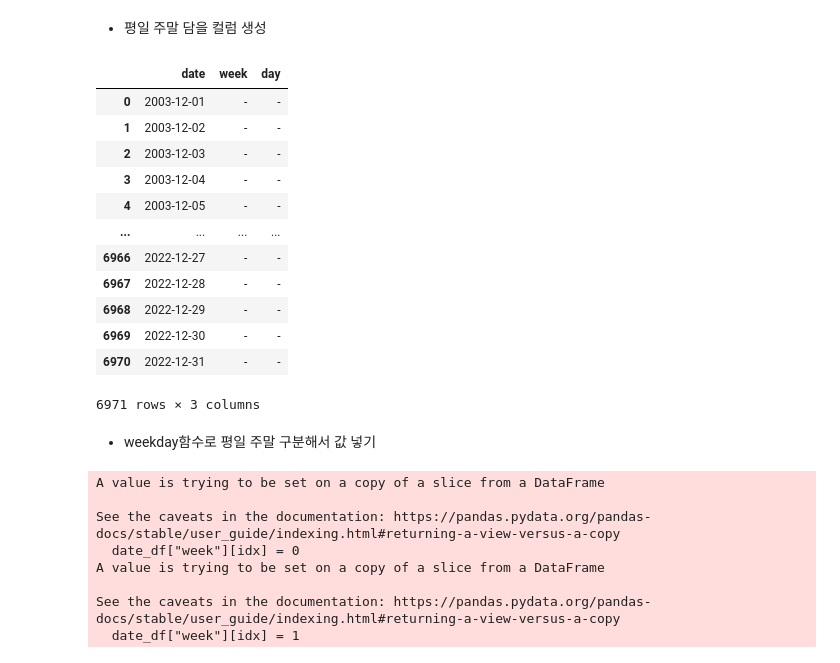
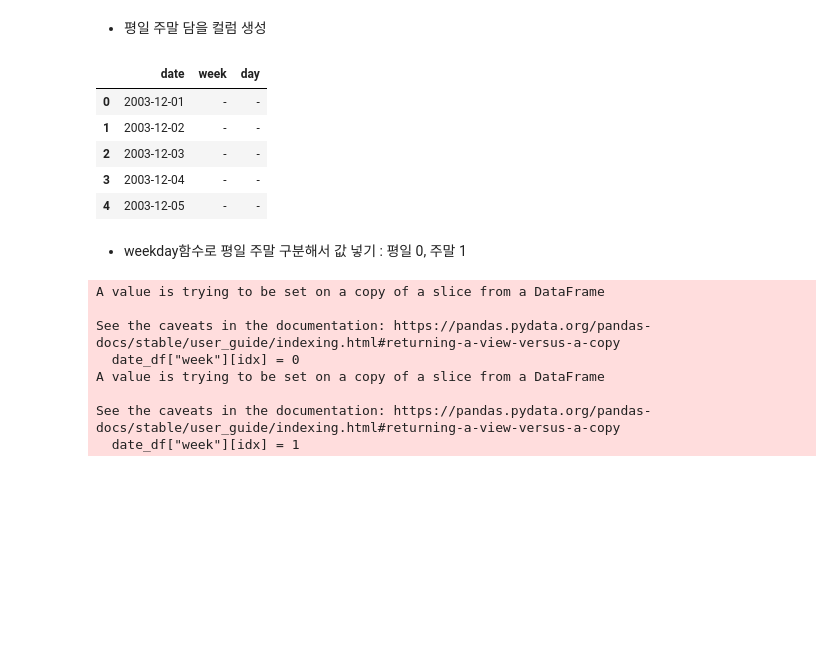
Before and after one commit to zarnits/10M_Movie, a Jupyter notebook: codes/주중, 주말, 공휴일 데이터 수집.ipynb, the cells around one changed output. Cells and saved outputs as stored; diff of their text form; code cells hidden in the pictures; blank space fills up the shorter version.

```diff
--- a/codes/주중, 주말, 공휴일 데이터 수집.ipynb
+++ b/codes/주중, 주말, 공휴일 데이터 수집.ipynb
@@ -42,23 +42,16 @@ date_df.head()
 # %%
 date_df["week"] = "-"
 date_df["day"] = "-"
-date_df
+date_df.head()
 # %% [output]
 |  | date | week | day |
 | 0 | 2003-12-01 | - | - |
 | 1 | 2003-12-02 | - | - |
 | 2 | 2003-12-03 | - | - |
 | 3 | 2003-12-04 | - | - |
 | 4 | 2003-12-05 | - | - |
-| ... | ... | ... | ... |
-| 6966 | 2022-12-27 | - | - |
-| 6967 | 2022-12-28 | - | - |
-| 6968 | 2022-12-29 | - | - |
-| 6969 | 2022-12-30 | - | - |
-| 6970 | 2022-12-31 | - | - |
-6971 rows × 3 columns
 # %% [markdown]
-- weekday함수로 평일 주말 구분해서 값 넣기
+- weekday함수로 평일 주말 구분해서 값 넣기 : 평일 0, 주말 1
 # %%
 idx = 0
 for dt in date_df["date"]:
```
Also changed, not shown: parts of 15 cells of this notebook, 4 other files.
